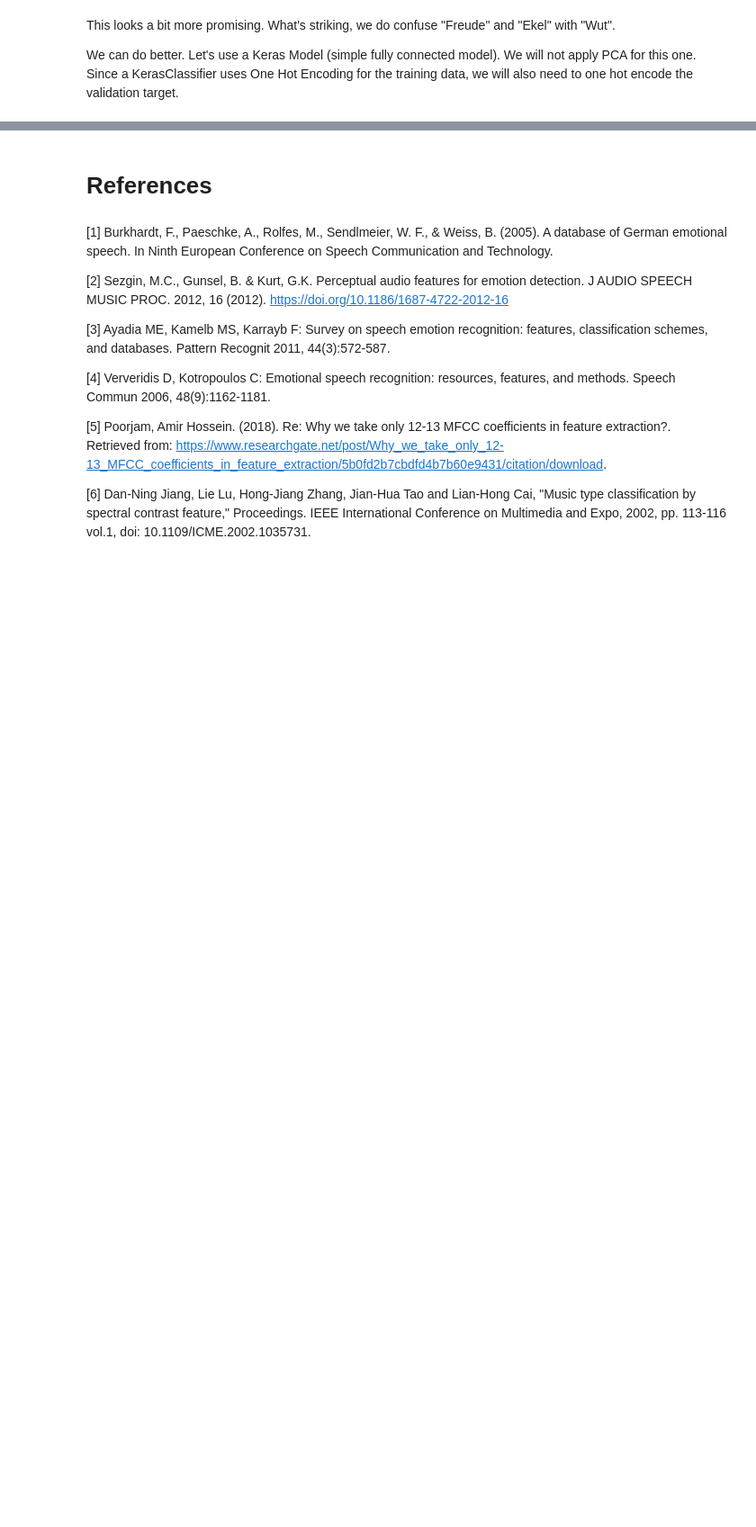
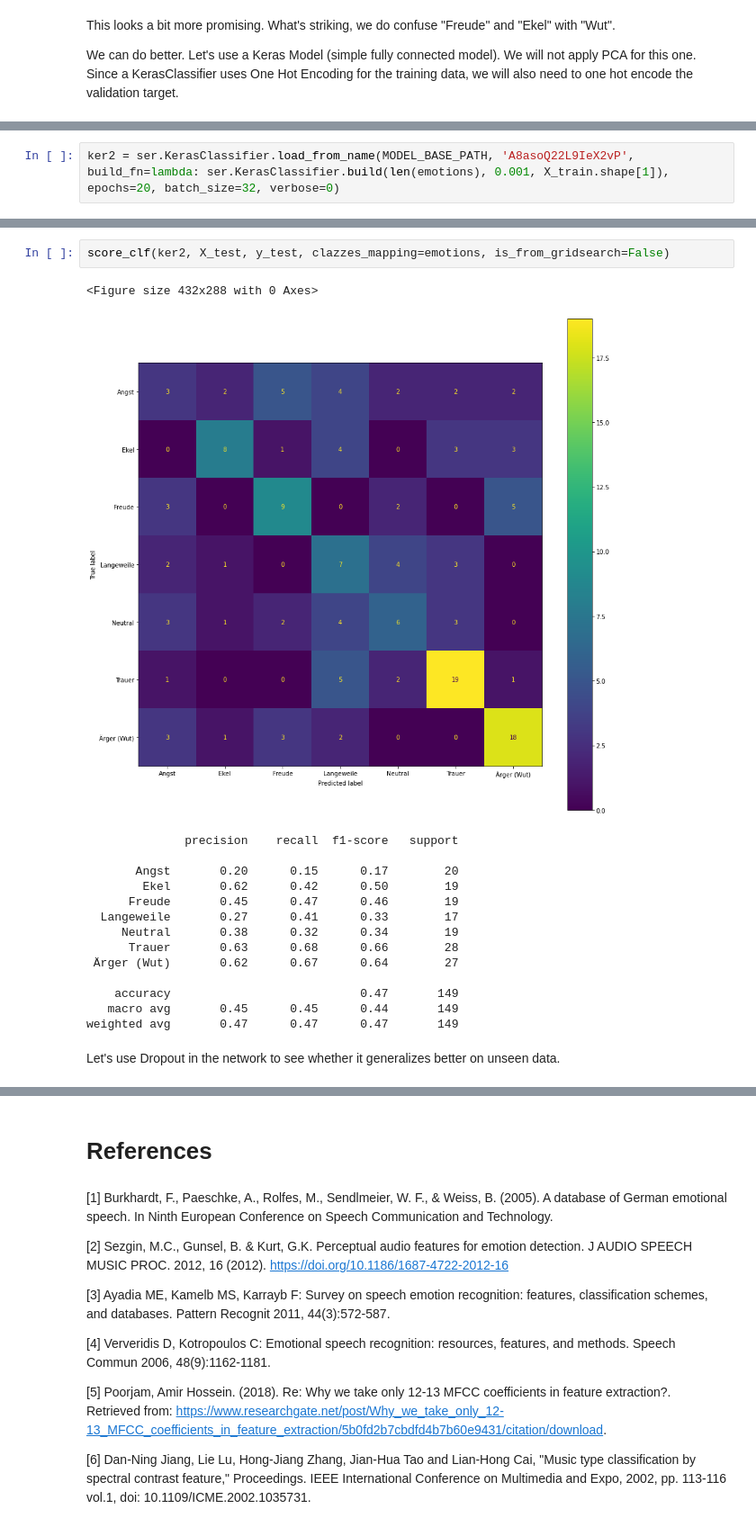
Before and after one commit to nsiicm0/SER, a Jupyter notebook: report/Report_SER.ipynb, the cells around one changed output, grey strips where cells are left out. Shown: that part at 90% size. Cells and saved outputs as stored; diff of their text form; blank space fills up the shorter version.

```diff
--- a/report/Report_SER.ipynb
+++ b/report/Report_SER.ipynb
@@ -639,0 +675,2 @@ weighted avg       0.54      0.51      0.51       149
+# %%
+ker2 = ser.KerasClassifier.load_from_name(MODEL_BASE_PATH, 'A8asoQ22L9IeX2vP', build_fn=lambda: ser.KerasClassifier.build(len(emotions), 0.001, X_train.shape[1]), epochs=20, batch_size=32, verbose=0)
@@ -639,0 +679,20 @@ weighted avg       0.54      0.51      0.51       149
+# %%
+score_clf(ker2, X_test, y_test, clazzes_mapping=emotions, is_from_gridsearch=False)
+# %% [output]
+<Figure size 432x288 with 0 Axes>
+[figure, added]
+              precision    recall  f1-score   support
+
+       Angst       0.20      0.15      0.17        20
+        Ekel       0.62      0.42      0.50        19
+      Freude       0.45      0.47      0.46        19
+  Langeweile       0.27      0.41      0.33        17
+     Neutral       0.38      0.32      0.34        19
+      Trauer       0.63      0.68      0.66        28
+ Ärger (Wut)       0.62      0.67      0.64        27
+
+    accuracy                           0.47       149
+   macro avg       0.45      0.45      0.44       149
+weighted avg       0.47      0.47      0.47       149
+# %% [markdown]
+Let's use Dropout in the network to see whether it generalizes better on unseen data.
```
Also changed, not shown: parts of 41 cells of this notebook, 6 other files.
